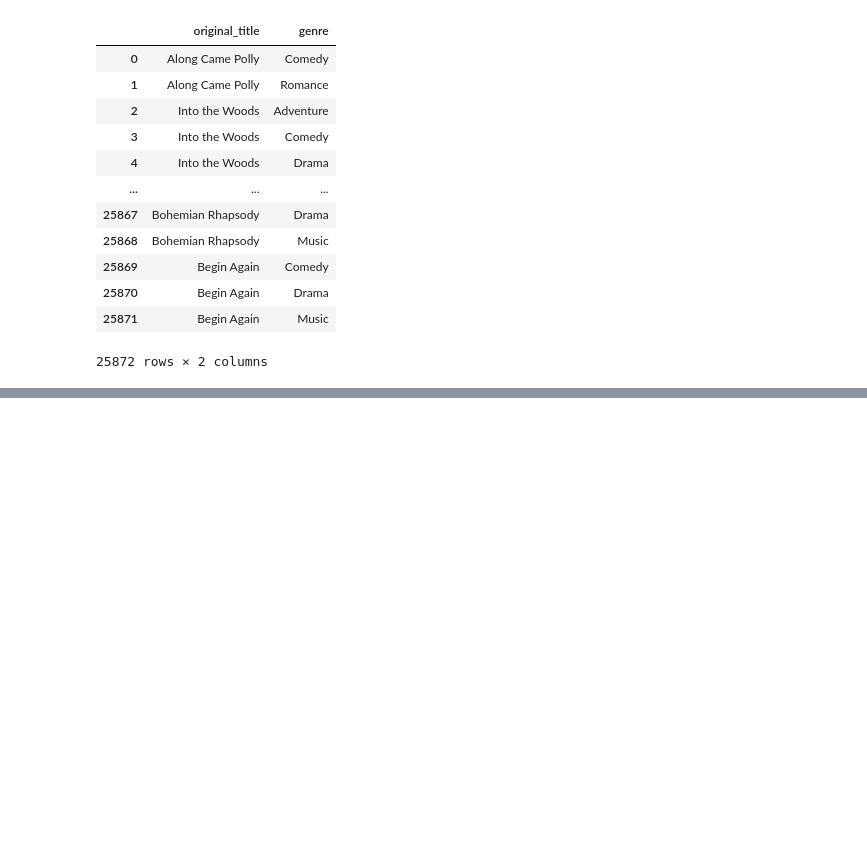
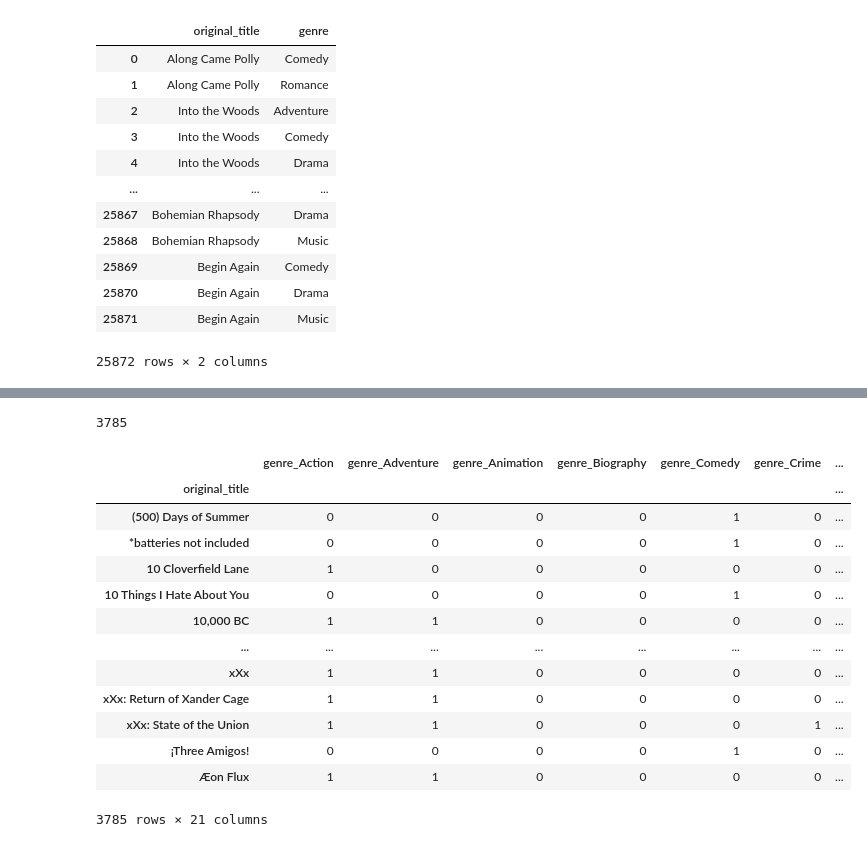
Before and after one commit to ianmkinney/imdb-machine-learning, a Jupyter notebook: sample_cleaning.ipynb, the cells around one changed output, grey strips where cells are left out. Drawn from its saved outputs; the diff is of its cells as text; code cells hidden in the pictures; blank space fills up the shorter version.

```diff
--- a/sample_cleaning.ipynb
+++ b/sample_cleaning.ipynb
@@ -18,6 +131,6 @@ sample_df.head()
 # %%
-new_df = pd.DataFrame(sample_df.genre.str.split(',').tolist(), index=sample_df.original_title).stack()
-new_df
+test_df = pd.DataFrame(sample_df.genre.str.split(', ').tolist(), index=sample_df.original_title).stack()
+test_df
 # %% [output]
 original_title
 Along Came Polly   0       Comedy
@@ -33,8 +146,8 @@ Begin Again        0       Comedy
                    2        Music
 Length: 25872, dtype: object
 # %%
-new_df = new_df.reset_index([0,'original_title'])
-new_df
+test_df = test_df.reset_index([0,'original_title'])
+test_df
 # %% [output]
 |  | original_title | 0 |
 | 0 | Along Came Polly | Comedy |
@@ -50,8 +163,8 @@ new_df
 | 25871 | Begin Again | Music |
 25872 rows × 2 columns
 # %%
-new_df.columns = ['original_title', 'genre']
-new_df
+test_df.columns = ['original_title', 'genre']
+test_df
 # %% [output]
 |  | original_title | genre |
 | 0 | Along Came Polly | Comedy |
@@ -66,3 +179,6 @@ new_df
 | 25870 | Begin Again | Drama |
 | 25871 | Begin Again | Music |
 25872 rows × 2 columns
+# %%
+dummy = pd.get_dummies(test_df, columns=['genre'])
+dummy
@@ -68,0 +199,22 @@ new_df
+# %%
+dummy['original_title'].nunique()
+# %% [output]
+3785
+# %%
+group_df = dummy.groupby(['original_title']).max()
+group_df
+# %% [output]
+|  | genre_Action | genre_Adventure | genre_Animation | genre_Biography | genre_Comedy | genre_Crime | ... |
+| original_title |  |  |  |  |  |  | ... |
+| (500) Days of Summer | 0 | 0 | 0 | 0 | 1 | 0 | ... |
+| *batteries not included | 0 | 0 | 0 | 0 | 1 | 0 | ... |
+| 10 Cloverfield Lane | 1 | 0 | 0 | 0 | 0 | 0 | ... |
+| 10 Things I Hate About You | 0 | 0 | 0 | 0 | 1 | 0 | ... |
+| 10,000 BC | 1 | 1 | 0 | 0 | 0 | 0 | ... |
+| ... | ... | ... | ... | ... | ... | ... | ... |
+| xXx | 1 | 1 | 0 | 0 | 0 | 0 | ... |
+| xXx: Return of Xander Cage | 1 | 1 | 0 | 0 | 0 | 0 | ... |
+| xXx: State of the Union | 1 | 1 | 0 | 0 | 0 | 1 | ... |
+| ¡Three Amigos! | 0 | 0 | 0 | 0 | 1 | 0 | ... |
+| Æon Flux | 1 | 1 | 0 | 0 | 0 | 0 | ... |
+3785 rows × 21 columns
```
Also changed, not shown: parts of 10 cells of this notebook.
